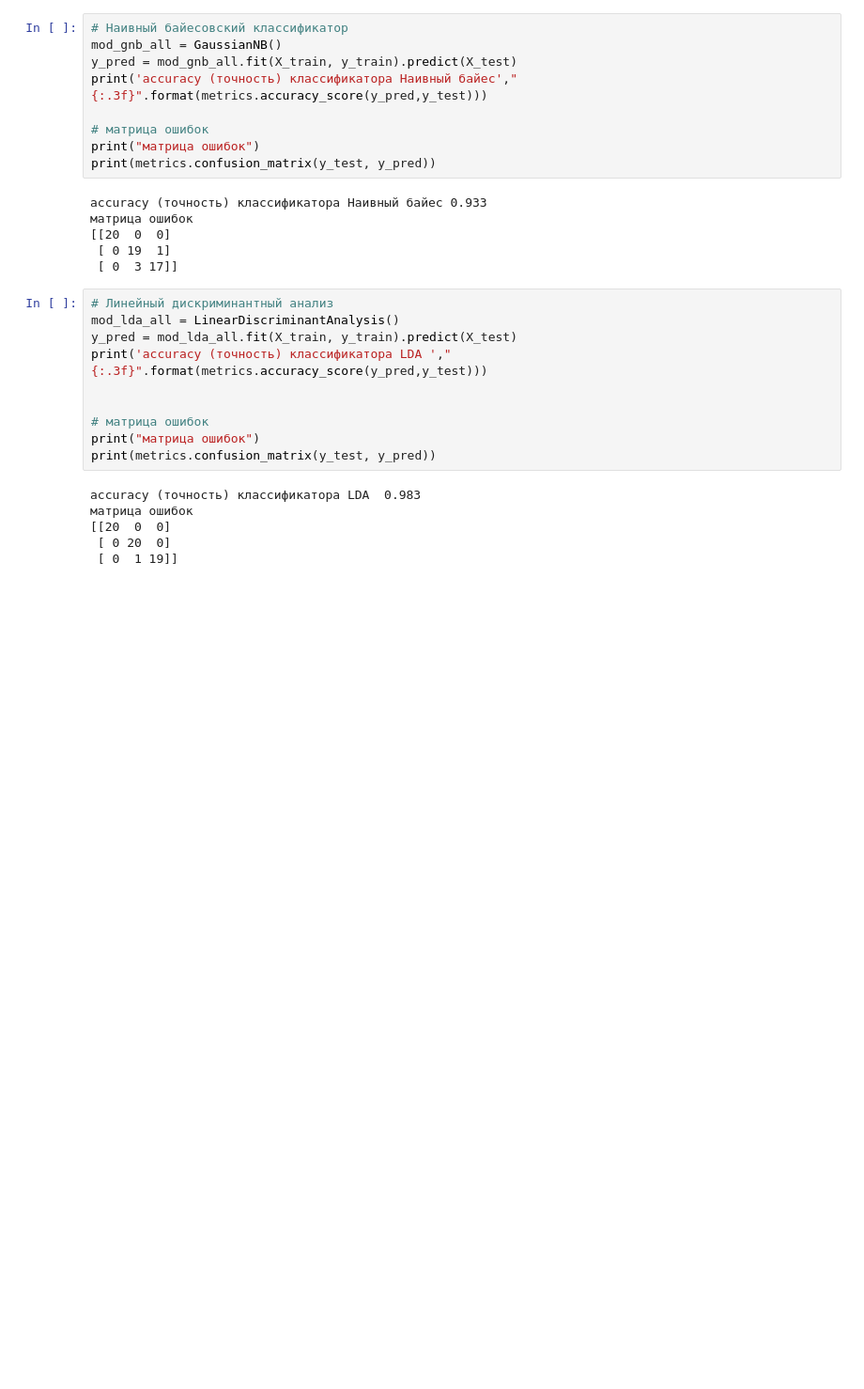
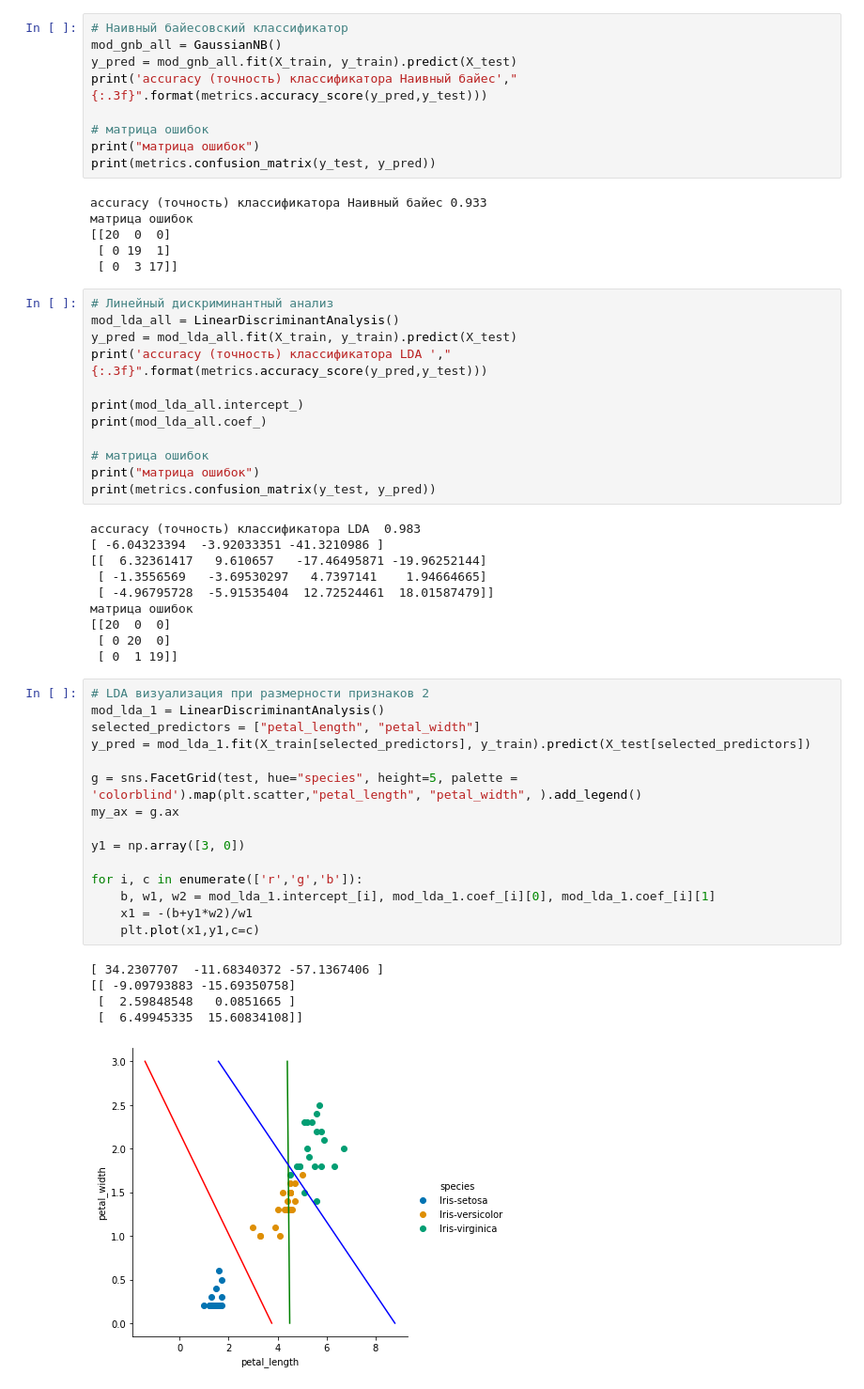
Before and after one commit to yakushinav/mfc_ml, a Jupyter notebook: iris_demo.ipynb, the cells around one changed output. Shown at 94% size. Drawn from its saved outputs; the diff is of its cells as text; blank space fills up the shorter version.

```diff
--- a/iris_demo.ipynb
+++ b/iris_demo.ipynb
@@ -244,14 +244,41 @@ mod_lda_all = LinearDiscriminantAnalysis()
 y_pred = mod_lda_all.fit(X_train, y_train).predict(X_test)
 print('accuracy (точность) классификатора LDA ',"{:.3f}".format(metrics.accuracy_score(y_pred,y_test)))
 
+print(mod_lda_all.intercept_)
+print(mod_lda_all.coef_)
 
 # матрица ошибок
 print("матрица ошибок")
 print(metrics.confusion_matrix(y_test, y_pred))
 # %% [output]
 accuracy (точность) классификатора LDA  0.983
+[ -6.04323394  -3.92033351 -41.3210986 ]
+[[  6.32361417   9.610657   -17.46495871 -19.96252144]
+ [ -1.3556569   -3.69530297   4.7397141    1.94664665]
+ [ -4.96795728  -5.91535404  12.72524461  18.01587479]]
 матрица ошибок
 [[20  0  0]
  [ 0 20  0]
  [ 0  1 19]]
+# %%
+# LDA визуализация при размерности признаков 2
+mod_lda_1 = LinearDiscriminantAnalysis()
+selected_predictors = ["petal_length", "petal_width"]
+y_pred = mod_lda_1.fit(X_train[selected_predictors], y_train).predict(X_test[selected_predictors])
+
+g = sns.FacetGrid(test, hue="species", height=5, palette = 'colorblind').map(plt.scatter,"petal_length", "petal_width", ).add_legend()
+my_ax = g.ax
+
+y1 = np.array([3, 0])
+
+for i, c in enumerate(['r','g','b']):
+    b, w1, w2 = mod_lda_1.intercept_[i], mod_lda_1.coef_[i][0], mod_lda_1.coef_[i][1]
+    x1 = -(b+y1*w2)/w1
+    plt.plot(x1,y1,c=c)
+# %% [output]
+[ 34.2307707  -11.68340372 -57.1367406 ]
+[[ -9.09793883 -15.69350758]
+ [  2.59848548   0.0851665 ]
+ [  6.49945335  15.60834108]]
+[figure, added]
 # %%
```
Also changed, not shown: parts of 4 cells of this notebook.
